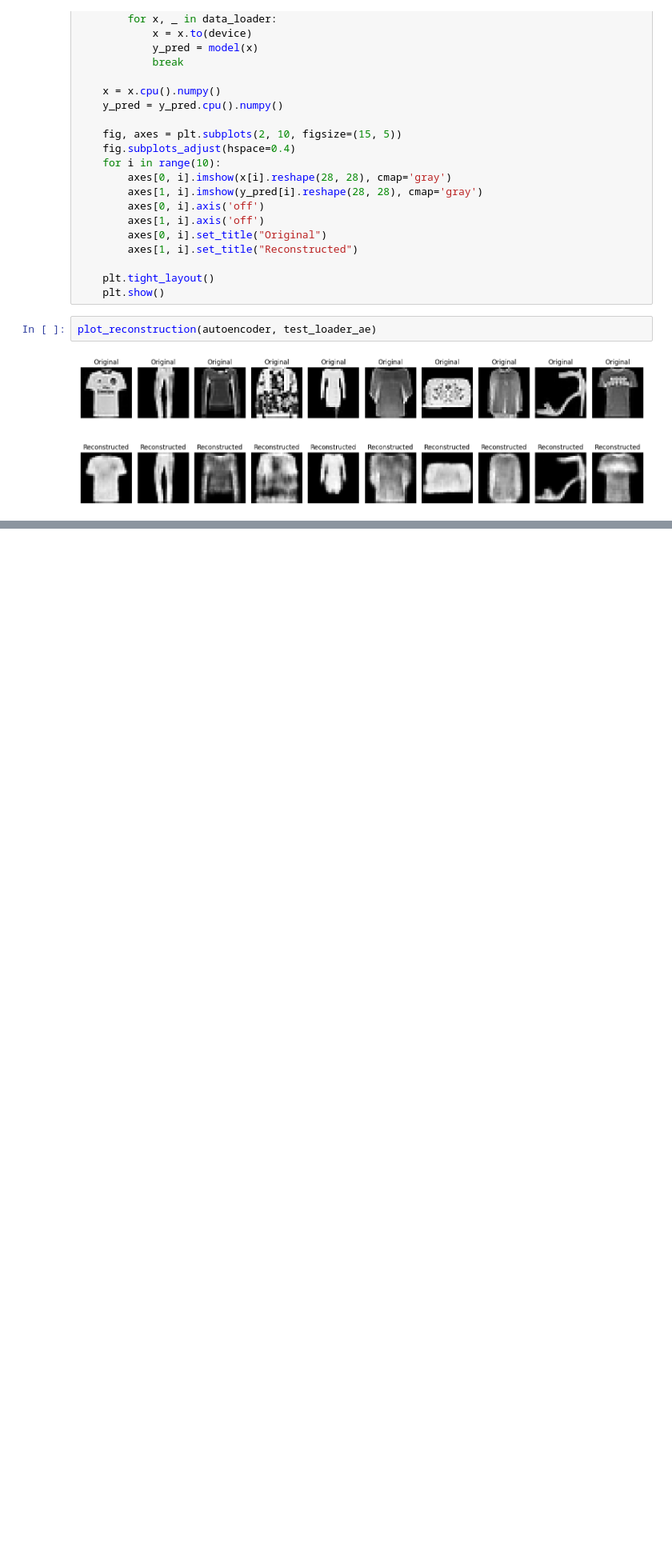
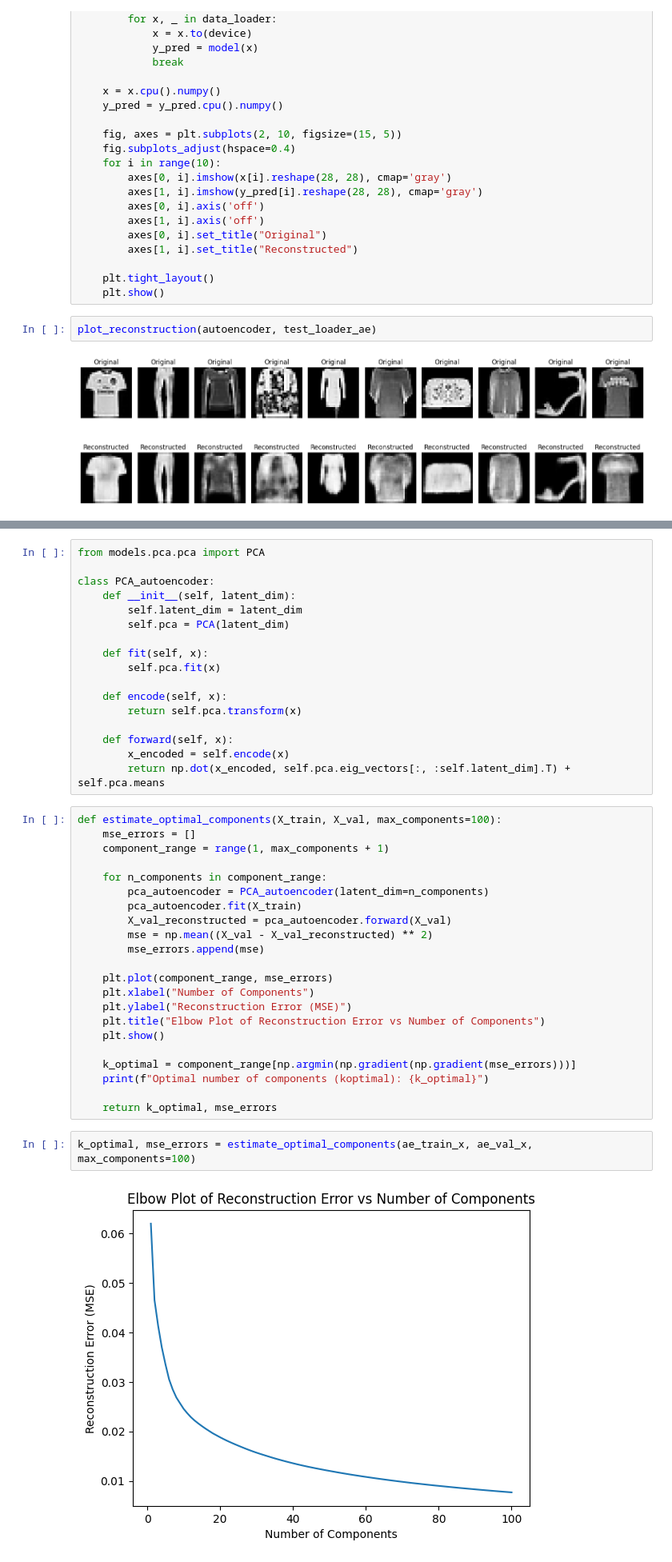
Before and after one commit to himanshuyv/SMAI, a Jupyter notebook: assignments/4/CNN.ipynb, the cells around one changed output, grey strips where cells are left out. Shown at 80% size. Saved outputs shown, nothing was run; the diff lists cells and outputs as text; blank space fills up the shorter version.

Commit message:
Added pca and mlp autoencoders

```diff
--- a/assignments/4/CNN.ipynb
+++ b/assignments/4/CNN.ipynb
@@ -601,0 +642,43 @@ plot_latent_space(autoencoder, test_loader_ae)
+# %%
+from models.pca.pca import PCA
+
+class PCA_autoencoder:
+    def __init__(self, latent_dim):
+        self.latent_dim = latent_dim
+        self.pca = PCA(latent_dim)
+
+    def fit(self, x):
+        self.pca.fit(x)
+
+    def encode(self, x):
+        return self.pca.transform(x)
+
+    def forward(self, x):
+        x_encoded = self.encode(x)
+        return np.dot(x_encoded, self.pca.eig_vectors[:, :self.latent_dim].T) + self.pca.means
+# %%
+def estimate_optimal_components(X_train, X_val, max_components=100):
+    mse_errors = []
+    component_range = range(1, max_components + 1)
+
+    for n_components in component_range:
+        pca_autoencoder = PCA_autoencoder(latent_dim=n_components)
+        pca_autoencoder.fit(X_train)
+        X_val_reconstructed = pca_autoencoder.forward(X_val)
+        mse = np.mean((X_val - X_val_reconstructed) ** 2)
+        mse_errors.append(mse)
+
+    plt.plot(component_range, mse_errors)
+    plt.xlabel("Number of Components")
+    plt.ylabel("Reconstruction Error (MSE)")
+    plt.title("Elbow Plot of Reconstruction Error vs Number of Components")
+    plt.show()
+
+    k_optimal = component_range[np.argmin(np.gradient(np.gradient(mse_errors)))]
+    print(f"Optimal number of components (koptimal): {k_optimal}")
+
+    return k_optimal, mse_errors
+# %%
+k_optimal, mse_errors = estimate_optimal_components(ae_train_x, ae_val_x, max_components=100)
+# %% [output]
+[figure, added]
```
Also changed, not shown: parts of 14 cells of this notebook.
